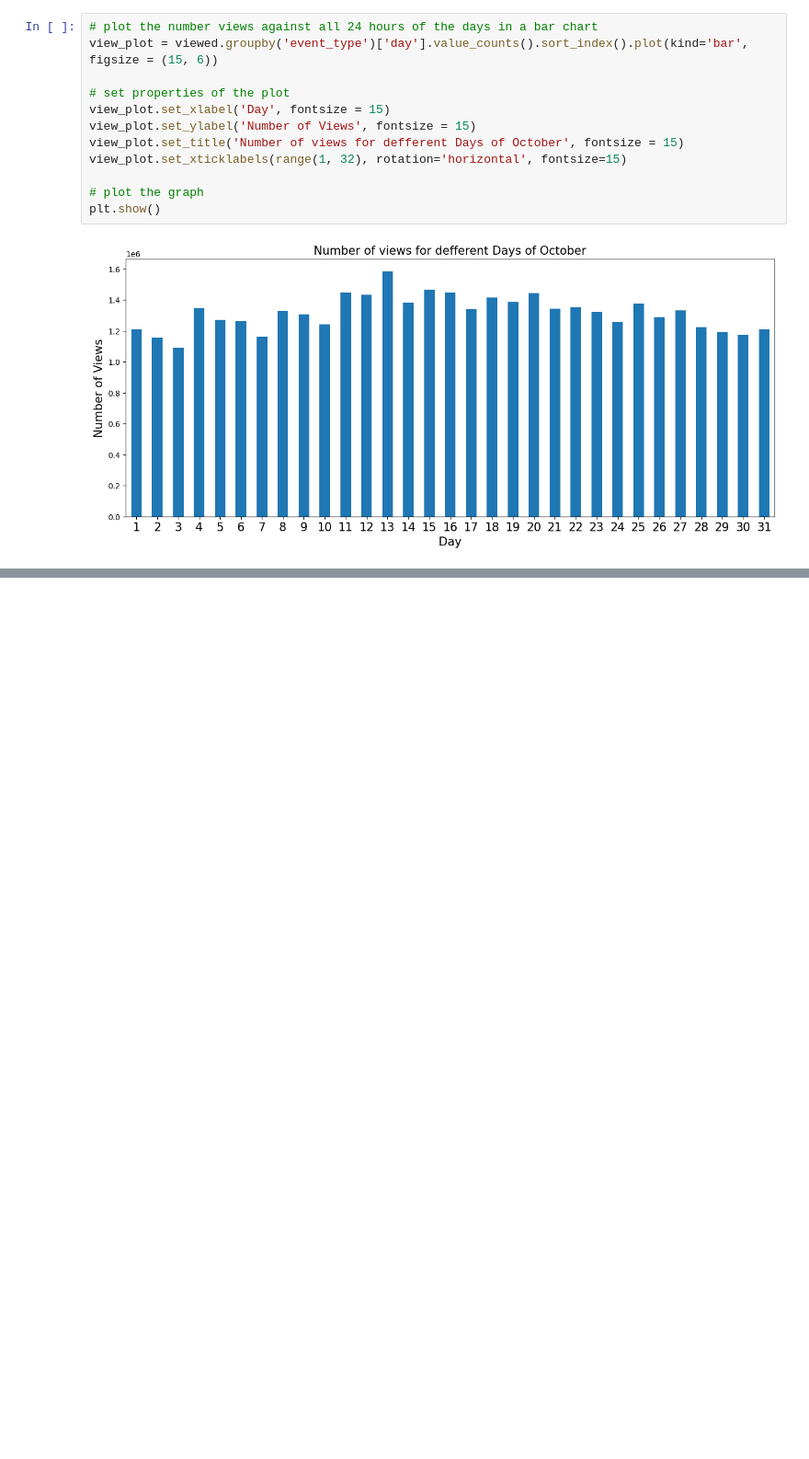
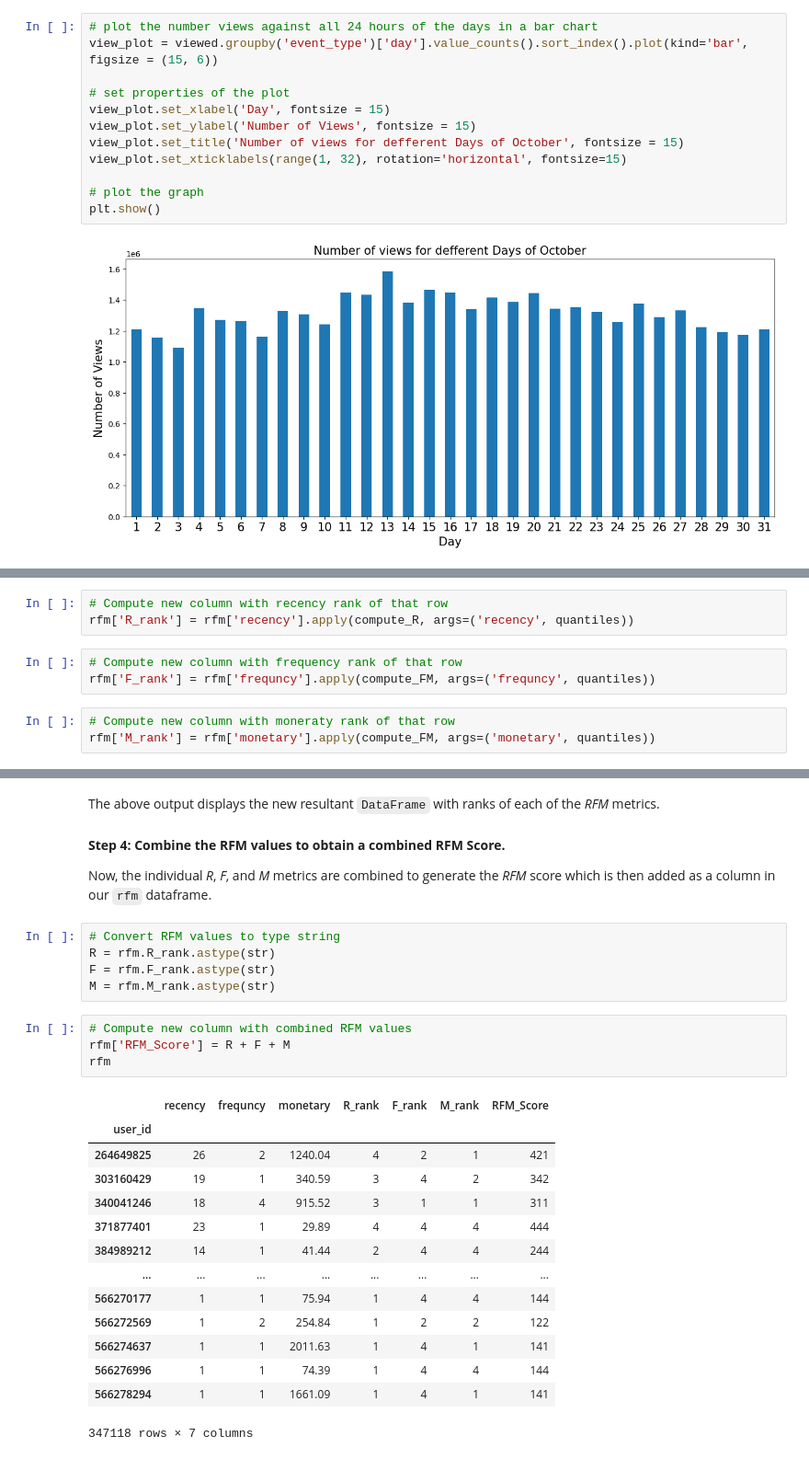
Before and after one commit to ZobaerIslam/Customer-Behavior-Analysis, a Jupyter notebook: customer_behavior_analysis.ipynb, the cells around one changed output, grey strips where cells are left out. Shown: that part at 92% size. Cells and saved outputs as stored; diff of their text form; blank space fills up the shorter version.

```diff
--- a/customer_behavior_analysis.ipynb
+++ b/customer_behavior_analysis.ipynb
@@ -419,0 +551,9 @@ According  to the above analysis, the top brands all include mobile and mobile a
+# %%
+# Compute new column with recency rank of that row
+rfm['R_rank'] = rfm['recency'].apply(compute_R, args=('recency', quantiles))
+# %%
+# Compute new column with frequency rank of that row
+rfm['F_rank'] = rfm['frequncy'].apply(compute_FM, args=('frequncy', quantiles))
+# %%
+# Compute new column with moneraty rank of that row
+rfm['M_rank'] = rfm['monetary'].apply(compute_FM, args=('monetary', quantiles))
@@ -419,0 +577,30 @@ According  to the above analysis, the top brands all include mobile and mobile a
+# %% [markdown]
+The above output displays the new resultant `DataFrame` with ranks of each of the *RFM* metrics.
+# %% [markdown]
+**Step 4: Combine the RFM values to obtain a combined RFM Score.**
+
+Now, the individual *R*, *F*, and *M* metrics are combined to generate the *RFM* score which is then added as a column in our `rfm` dataframe.
+# %%
+# Convert RFM values to type string
+R = rfm.R_rank.astype(str)
+F = rfm.F_rank.astype(str)
+M = rfm.M_rank.astype(str)
+# %%
+# Compute new column with combined RFM values
+rfm['RFM_Score'] = R + F + M
+rfm
+# %% [output]
+|  | recency | frequncy | monetary | R_rank | F_rank | M_rank | RFM_Score |
+| user_id |  |  |  |  |  |  |  |
+| 264649825 | 26 | 2 | 1240.04 | 4 | 2 | 1 | 421 |
+| 303160429 | 19 | 1 | 340.59 | 3 | 4 | 2 | 342 |
+| 340041246 | 18 | 4 | 915.52 | 3 | 1 | 1 | 311 |
+| 371877401 | 23 | 1 | 29.89 | 4 | 4 | 4 | 444 |
+| 384989212 | 14 | 1 | 41.44 | 2 | 4 | 4 | 244 |
+| ... | ... | ... | ... | ... | ... | ... | ... |
+| 566270177 | 1 | 1 | 75.94 | 1 | 4 | 4 | 144 |
+| 566272569 | 1 | 2 | 254.84 | 1 | 2 | 2 | 122 |
+| 566274637 | 1 | 1 | 2011.63 | 1 | 4 | 1 | 141 |
+| 566276996 | 1 | 1 | 74.39 | 1 | 4 | 4 | 144 |
+| 566278294 | 1 | 1 | 1661.09 | 1 | 4 | 1 | 141 |
+347118 rows × 7 columns
```
Also changed, not shown: parts of 66 cells of this notebook, 1 other file.
